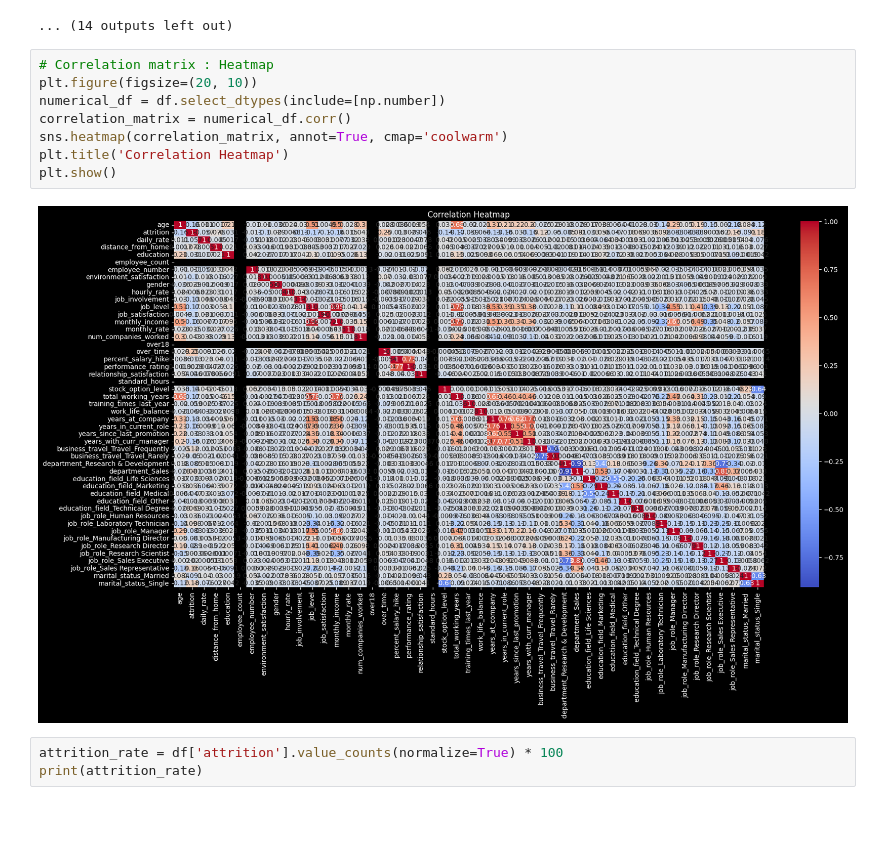
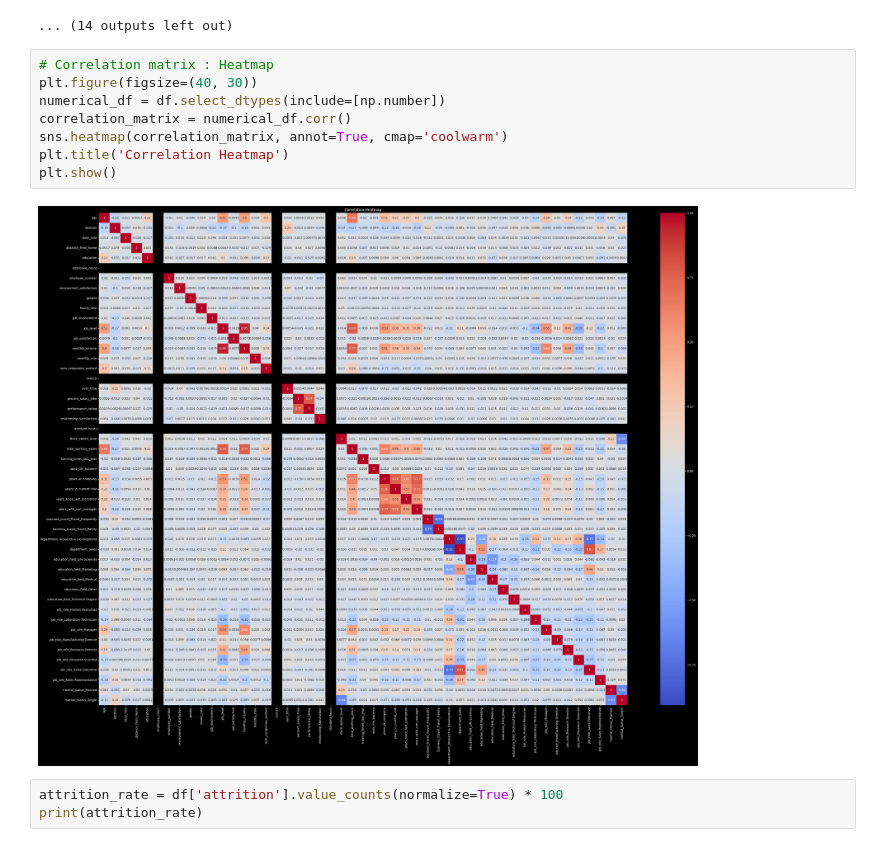
Before and after one commit to KalyaniBRay/Unified_Mentor-Data_Analyst, a Jupyter notebook: Green_Destination/green_destination.ipynb, the cells around one changed output. Saved outputs shown, nothing was run; the diff lists cells and outputs as text; blank space fills up the shorter version.

```diff
--- a/Green_Destination/green_destination.ipynb
+++ b/Green_Destination/green_destination.ipynb
@@ -213,14 +213,14 @@ for column in numerical_columns:
 ... (14 outputs left out)
 # %%
 # Correlation matrix : Heatmap
-plt.figure(figsize=(20, 10))
+plt.figure(figsize=(40, 30))
 numerical_df = df.select_dtypes(include=[np.number])
 correlation_matrix = numerical_df.corr()
 sns.heatmap(correlation_matrix, annot=True, cmap='coolwarm')
 plt.title('Correlation Heatmap')
 plt.show()
 # %% [output]
-[figure, old version]
+[figure, new version]
 # %%
 attrition_rate = df['attrition'].value_counts(normalize=True) * 100
 print(attrition_rate)
```
Also changed, not shown: parts of 5 cells of this notebook.
